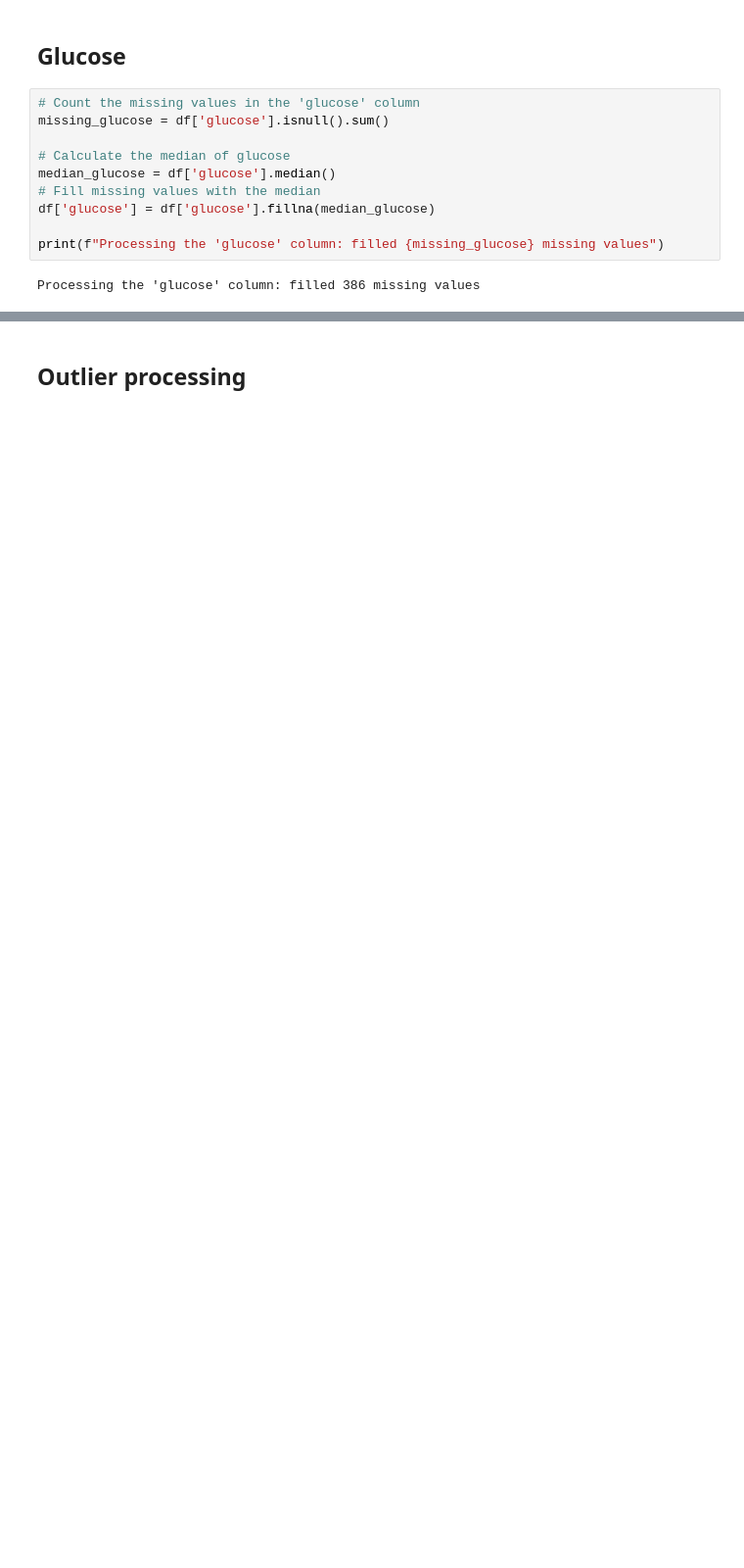
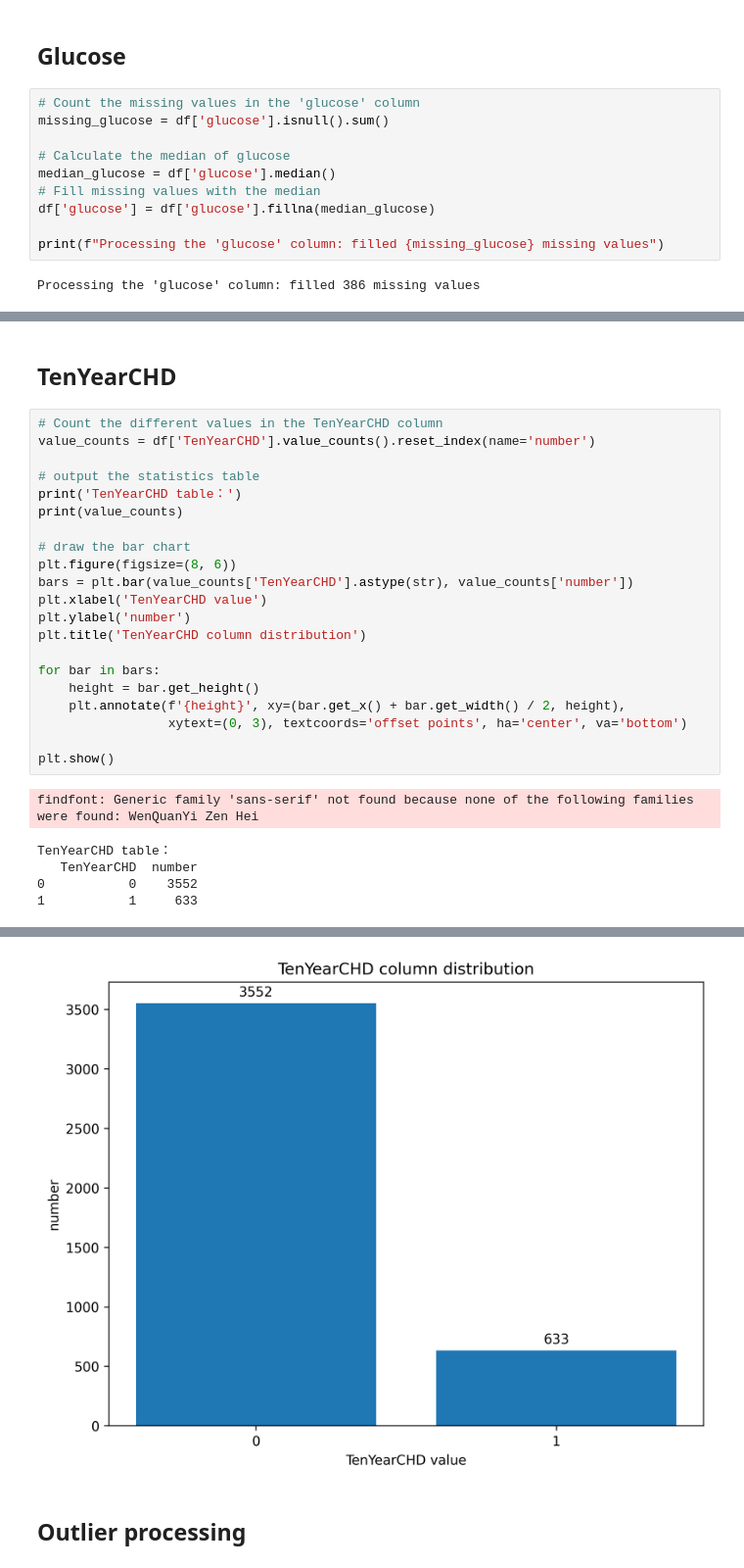
Before and after one commit to xuyihaowwa123/CHD_data_analysis2, a Jupyter notebook: CHD_data_analysis.ipynb, the cells around one changed output, grey strips where cells are left out. Shown at 98% size. Cells and saved outputs as stored; diff of their text form; blank space fills up the shorter version.

```diff
--- a/CHD_data_analysis.ipynb
+++ b/CHD_data_analysis.ipynb
@@ -497,0 +572,29 @@ Processing the 'glucose' column: filled 386 missing values
+# %% [markdown]
+## TenYearCHD
+# %%
+# Count the different values in the TenYearCHD column
+value_counts = df['TenYearCHD'].value_counts().reset_index(name='number')
+
+# output the statistics table
+print('TenYearCHD table：')
+print(value_counts)
+
+# draw the bar chart
+plt.figure(figsize=(8, 6))
+bars = plt.bar(value_counts['TenYearCHD'].astype(str), value_counts['number'])
+plt.xlabel('TenYearCHD value')
+plt.ylabel('number')
+plt.title('TenYearCHD column distribution')
+
+for bar in bars:
+    height = bar.get_height()
+    plt.annotate(f'{height}', xy=(bar.get_x() + bar.get_width() / 2, height),
+                 xytext=(0, 3), textcoords='offset points', ha='center', va='bottom')
+
+plt.show()
+# %% [output]
+findfont: Generic family 'sans-serif' not found because none of the following families were found: WenQuanYi Zen Hei
+TenYearCHD table：
+   TenYearCHD  number
+0           0    3552
+1           1     633
@@ -498,2 +618,3 @@ Processing the 'glucose' column: filled 386 missing values
+[figure, added]
 # %% [markdown]
 ## Outlier processing
```
Also changed, not shown: parts of 6 cells of this notebook.
